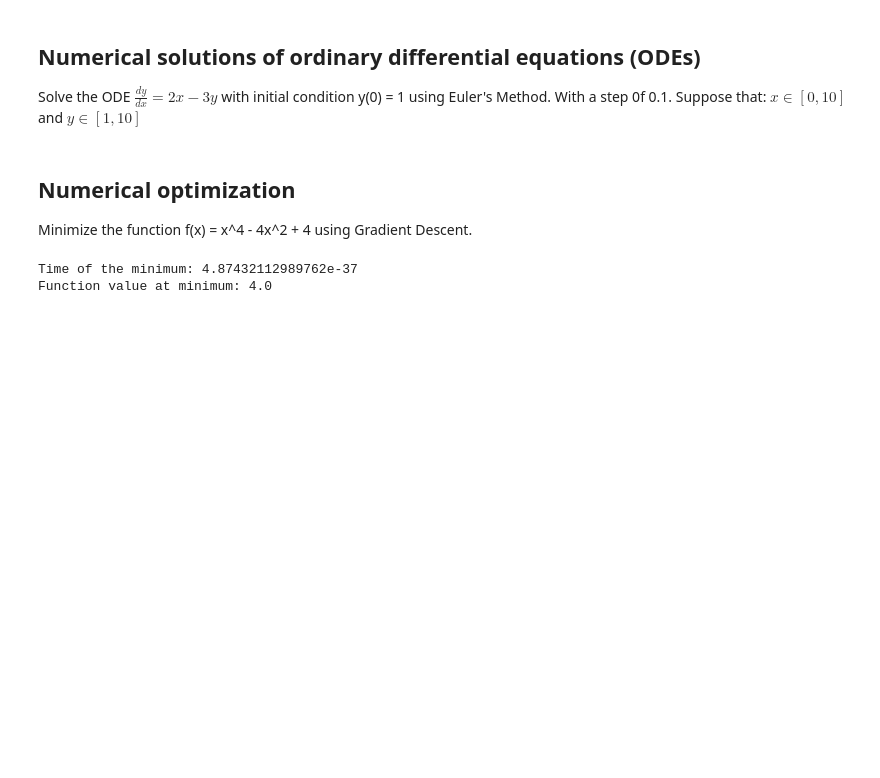
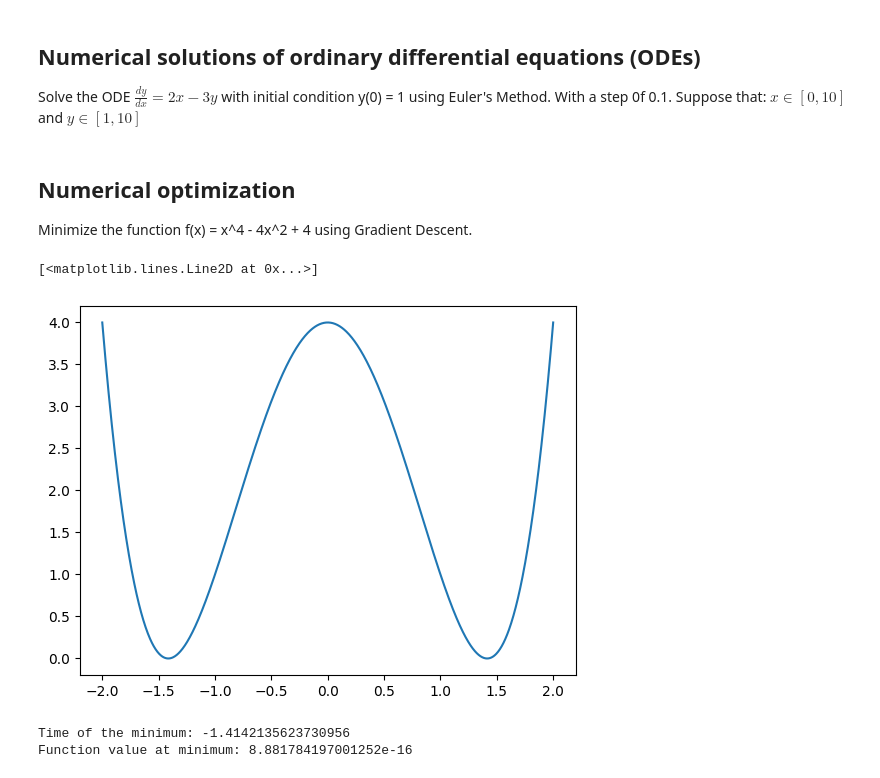
Before and after one commit to PabloCaicedoR/pablocaicedor.github.io, a Jupyter notebook: laboratorios/PSIM/sol_lab01_ReviewNumericalCalc.ipynb, the cells around one changed output. Cells and saved outputs as stored; diff of their text form; code cells hidden in the pictures; blank space fills up the shorter version.

```diff
--- a/laboratorios/PSIM/sol_lab01_ReviewNumericalCalc.ipynb
+++ b/laboratorios/PSIM/sol_lab01_ReviewNumericalCalc.ipynb
@@ -125,9 +125,15 @@ for i in range(n):
 ## Numerical optimization
 
 Minimize the function f(x) = x^4 - 4x^2 + 4 using Gradient Descent.
+# %%
+t1= np.linspace(-2,2,1000)
+plt.plot(t1, f(t1))
+# %% [output]
+[<matplotlib.lines.Line2D at 0x...>]
+[figure, added]
 # %%
 # Initial guess
-x0 = 1.0
+x0 = 10 * (np.random.rand() - 0.5)
 
 # Learning rate
 alpha = 0.01
@@ -136,13 +142,13 @@ alpha = 0.01
 n_iter = 1000
 
 # Gradient Descent
-x = x0
+xg = x0
 for i in range(n_iter):
-    x = x - alpha * f_hat(x)
+    xg = xg - alpha * f_hat(xg)
 
 # Print the minimum
-print("Time of the minimum:", x)
-print("Function value at minimum:", f(x))
+print("Time of the minimum:", xg)
+print("Function value at minimum:", f(xg))
 # %% [output]
-Time of the minimum: 4.87432112989762e-37
-Function value at minimum: 4.0
+Time of the minimum: -1.4142135623730956
+Function value at minimum: 8.881784197001252e-16
```
Also changed, not shown: parts of 2 cells of this notebook, 7 other files.
